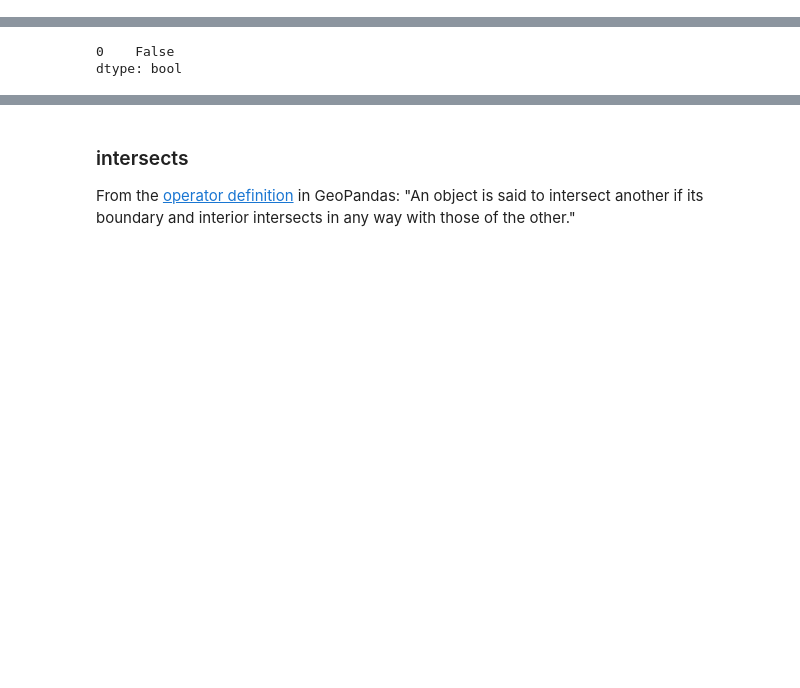
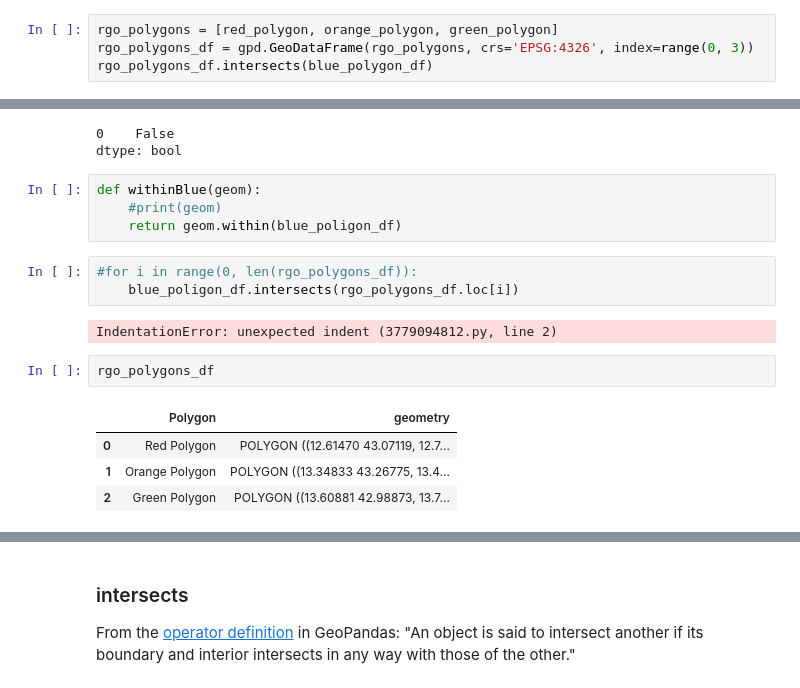
Before and after one commit to luigiselmi/geoscience, a Jupyter notebook: reprojection.ipynb, the cells around one changed output, grey strips where cells are left out. Saved outputs shown, nothing was run; the diff lists cells and outputs as text; blank space fills up the shorter version.

```diff
--- a/reprojection.ipynb
+++ b/reprojection.ipynb
@@ -108,0 +128,4 @@ red_polygon_df = gpd.GeoDataFrame(assisi_polygon, crs ='EPSG:4326')
+# %%
+rgo_polygons = [red_polygon, orange_polygon, green_polygon]
+rgo_polygons_df = gpd.GeoDataFrame(rgo_polygons, crs='EPSG:4326', index=range(0, 3))
+rgo_polygons_df.intersects(blue_polygon_df)
@@ -130,3 +159,19 @@ red_polygon_df.within(blue_poligon_df)
 # %% [output]
 0    False
 dtype: bool
+# %%
+def withinBlue(geom):
+    #print(geom)
+    return geom.within(blue_poligon_df)
+# %%
+#for i in range(0, len(rgo_polygons_df)):
+    blue_poligon_df.intersects(rgo_polygons_df.loc[i])
+# %% [output]
+IndentationError: unexpected indent (3779094812.py, line 2)
+# %%
+rgo_polygons_df
+# %% [output]
+|  | Polygon | geometry |
+| 0 | Red Polygon | POLYGON ((12.61470 43.07119, 12.7... |
+| 1 | Orange Polygon | POLYGON ((13.34833 43.26775, 13.4... |
+| 2 | Green Polygon | POLYGON ((13.60881 42.98873, 13.7... |
```
Also changed, not shown: parts of 39 cells of this notebook.
